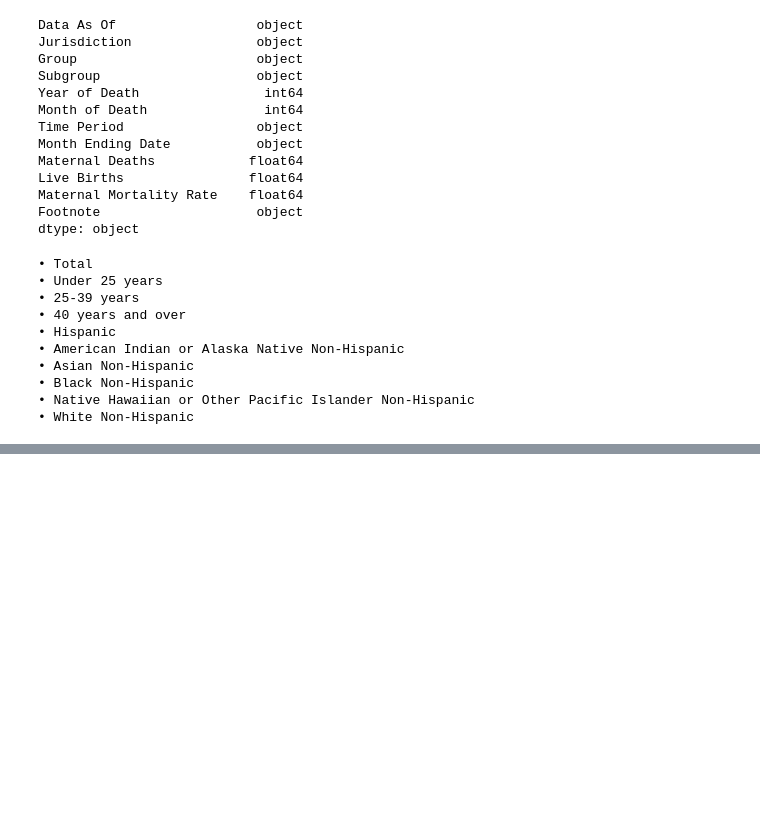
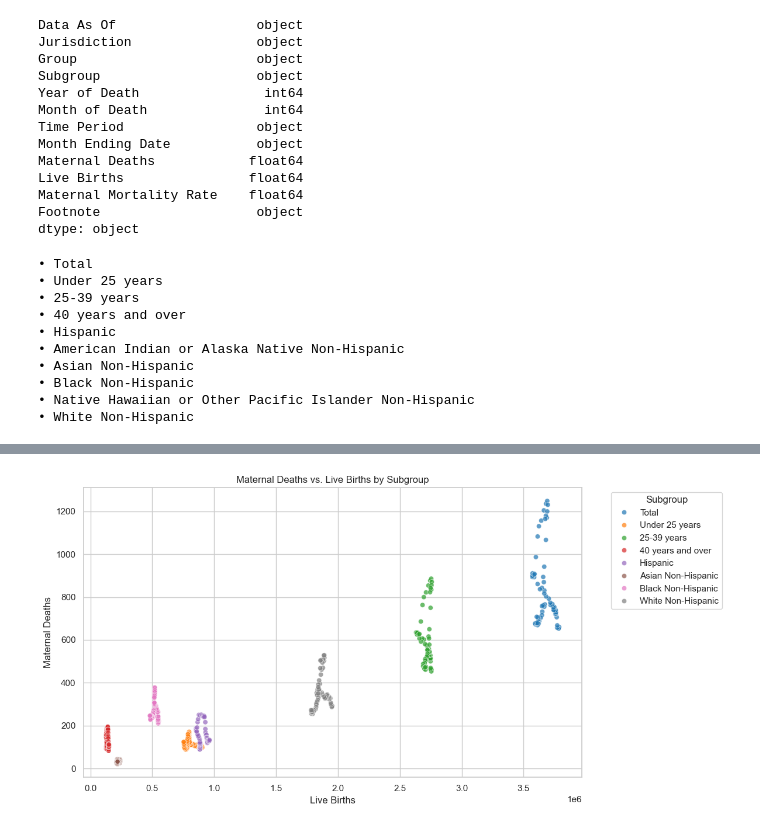
Before and after one commit to anaboulay/PUBH1142, a Jupyter notebook: PUBH 1142 maternal health project.ipynb, the cells around one changed output, grey strips where cells are left out. Cells and saved outputs as stored; diff of their text form; code cells hidden in the pictures; blank space fills up the shorter version.

```diff
--- a/PUBH 1142 maternal health project.ipynb
+++ b/PUBH 1142 maternal health project.ipynb
@@ -234,12 +79,0 @@ plt.show()
-# %%
-# Show me the averages for each subgroup of maternal deaths
-import pandas as pd
-import numpy as np
-# Import the data
-maternal = pd.read_csv('maternal data #1.csv')
-# Group the data by subgroup and calculate the mean of maternal deaths
-averages = maternal.groupby('Subgroup')['Maternal Deaths'].mean().reset_index()
-# Sort the averages in descending order
-averages = averages.sort_values(by='Maternal Deaths', ascending=False)
-# Print the averages
-print(averages)
@@ -403,2 +79,0 @@ from matplotlib import pyplot
-# %%
-seaborn.set_style('whitegrid')
@@ -608,0 +200,21 @@ memory usage: 62.0+ KB
+# %%
+# Create a scatter plot of Maternal Deaths vs. Live Births
+plt.figure(figsize=(12, 6))
+
+# Filter out the excluded groups from the data
+excluded_groups = ["American Indian or Alaska Native Non-Hispanic",
+                  "Native Hawaiian or Other Pacific Islander Non-Hispanic"]
+filtered_data = maternal[~maternal['Subgroup'].isin(excluded_groups)]
+
+# Create scatter plot with filtered data
+sns.scatterplot(data=filtered_data, x='Live Births', y='Maternal Deaths',
+                hue='Subgroup', palette=subgroup_colors, alpha=0.7)
+
+plt.title("Maternal Deaths vs. Live Births by Subgroup")
+plt.xlabel("Live Births")
+plt.ylabel("Maternal Deaths")
+plt.legend(title='Subgroup', bbox_to_anchor=(1.05, 1), loc='upper left')
+plt.tight_layout()
+plt.show()
+# %% [output]
+[figure, added]
```
Also changed, not shown: parts of 60 cells of this notebook.
